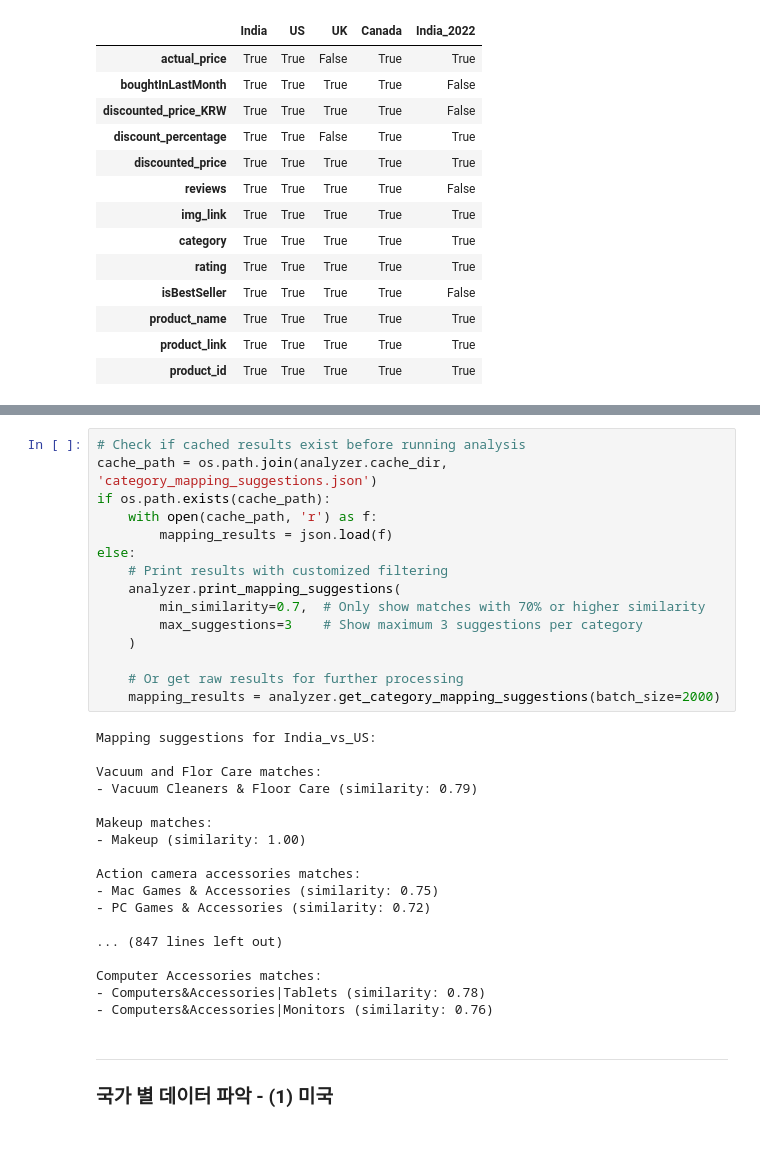
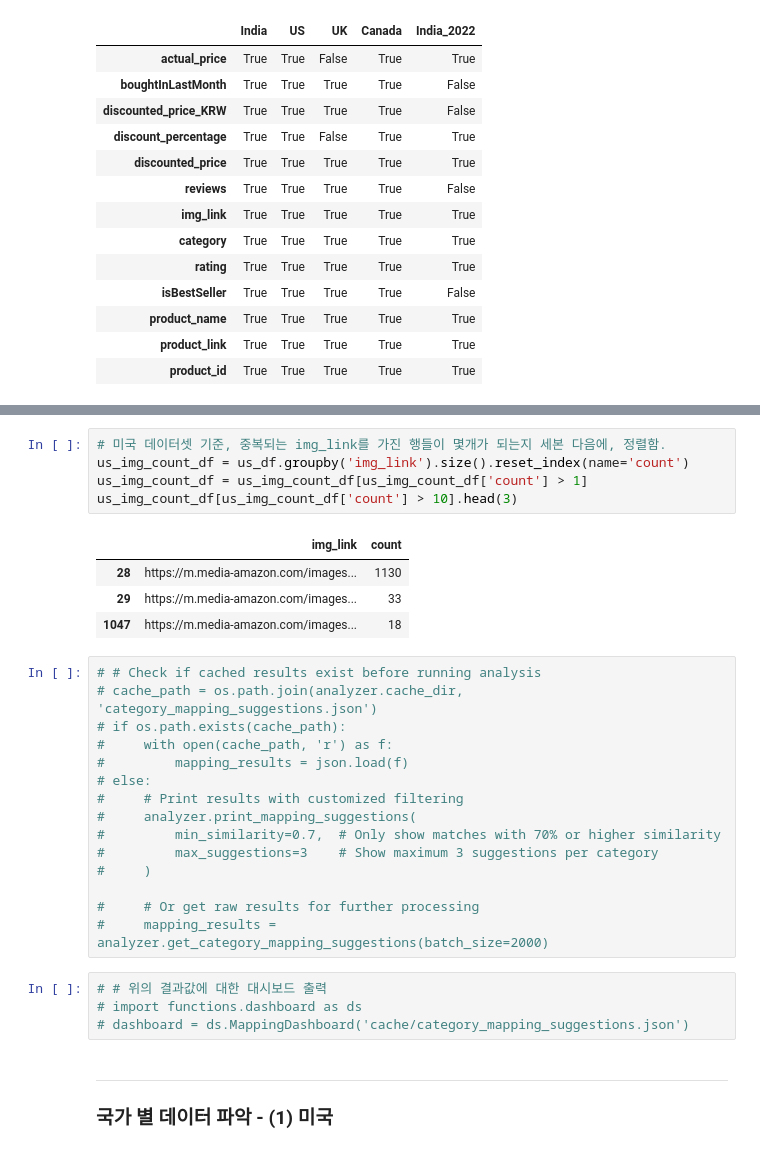
Before and after one commit to BenCyera/Amazon_sales_machine_learning, a Jupyter notebook: notebooks/yuri/Further_analysis_on_data.ipynb, the cells around one changed output, grey strips where cells are left out. Cells and saved outputs as stored; diff of their text form.

```diff
--- a/notebooks/yuri/Further_analysis_on_data.ipynb
+++ b/notebooks/yuri/Further_analysis_on_data.ipynb
@@ -249,36 +326,32 @@ get_common_columns_by_threshold(analyzer, 4)
+# %%
+# 미국 데이터셋 기준, 중복되는 img_link를 가진 행들이 몇개가 되는지 세본 다음에, 정렬함.
+us_img_count_df = us_df.groupby('img_link').size().reset_index(name='count')
+us_img_count_df = us_img_count_df[us_img_count_df['count'] > 1]
+us_img_count_df[us_img_count_df['count'] > 10].head(3)
+# %% [output]
+|  | img_link | count |
+| 28 | https://m.media-amazon.com/images... | 1130 |
+| 29 | https://m.media-amazon.com/images... | 33 |
+| 1047 | https://m.media-amazon.com/images... | 18 |
 # %%
-# Check if cached results exist before running analysis
-cache_path = os.path.join(analyzer.cache_dir, 'category_mapping_suggestions.json')
-if os.path.exists(cache_path):
-    with open(cache_path, 'r') as f:
-        mapping_results = json.load(f)
-else:
-    # Print results with customized filtering
-    analyzer.print_mapping_suggestions(
-        min_similarity=0.7,  # Only show matches with 70% or higher similarity
-        max_suggestions=3    # Show maximum 3 suggestions per category
-    )
+# # Check if cached results exist before running analysis
+# cache_path = os.path.join(analyzer.cache_dir, 'category_mapping_suggestions.json')
+# if os.path.exists(cache_path):
+#     with open(cache_path, 'r') as f:
+#         mapping_results = json.load(f)
+# else:
+#     # Print results with customized filtering
+#     analyzer.print_mapping_suggestions(
+#         min_similarity=0.7,  # Only show matches with 70% or higher similarity
+#         max_suggestions=3    # Show maximum 3 suggestions per category
+#     )
 
-    # Or get raw results for further processing
-    mapping_results = analyzer.get_category_mapping_suggestions(batch_size=2000)
+#     # Or get raw results for further processing
+#     mapping_results = analyzer.get_category_mapping_suggestions(batch_size=2000)
-# %% [output]
-Mapping suggestions for India_vs_US:
-
-Vacuum and Flor Care matches:
-- Vacuum Cleaners & Floor Care (similarity: 0.79)
-
-Makeup matches:
-- Makeup (similarity: 1.00)
-
-Action camera accessories matches:
-- Mac Games & Accessories (similarity: 0.75)
-- PC Games & Accessories (similarity: 0.72)
-
-... (847 lines left out)
-
-Computer Accessories matches:
-- Computers&Accessories|Tablets (similarity: 0.78)
-- Computers&Accessories|Monitors (similarity: 0.76)
+# %%
+# # 위의 결과값에 대한 대시보드 출력
+# import functions.dashboard as ds
+# dashboard = ds.MappingDashboard('cache/category_mapping_suggestions.json')
 # %% [markdown]
 * * *
 ### 국가 별 데이터 파악 - (1) 미국
```
Also changed, not shown: parts of 17 cells of this notebook, 2 other files.
